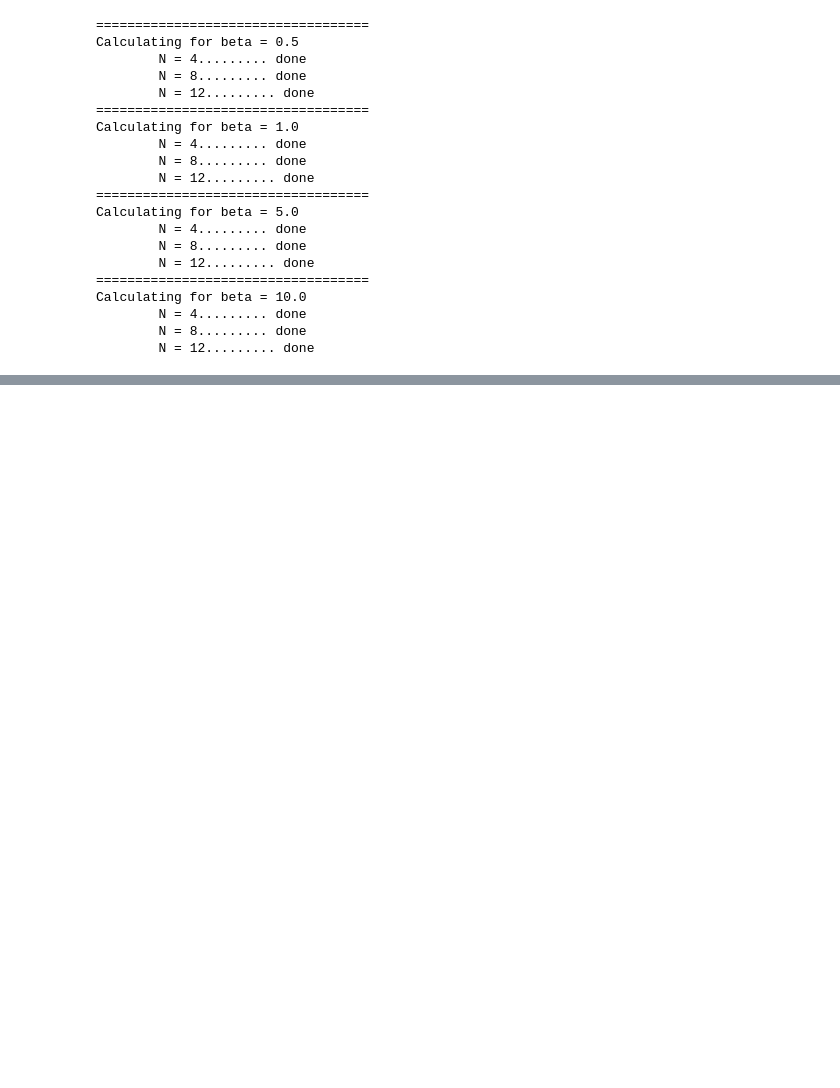
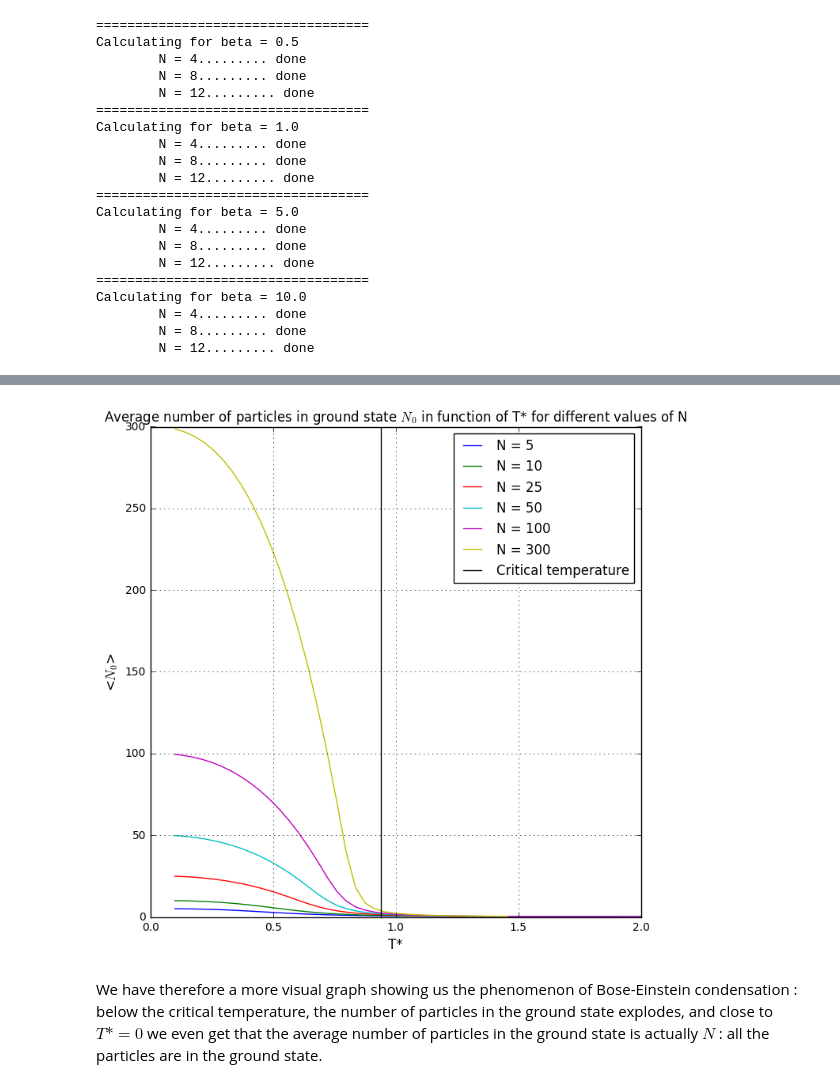
Before and after one commit to jmoran1993/NumPhy, a Jupyter notebook: Homework/HW3-JoseMORAN.ipynb, the cells around one changed output, grey strips where cells are left out. Drawn from its saved outputs; the diff is of its cells as text; code cells hidden in the pictures; blank space fills up the shorter version.

```diff
--- a/Homework/HW3-JoseMORAN.ipynb
+++ b/Homework/HW3-JoseMORAN.ipynb
@@ -402,0 +465,20 @@ IndexError: index 11 is out of bounds for axis 0 with size 11
+# %%
+def average_n0(N, beta):
+    Z= np.zeros(N+1)
+    Z[0]=1
+    for k in xrange(1,N+1):
+        Z[k] = 1./float(k)*np.sum([Z[k-j]*z(j,beta) for j in np.arange(1,k+1)])
+
+    return np.sum(Z)/Z[N]-1.
+# %%
+T_star = np.linspace(0.1,2,50)
+N = [5, 10, 25, 50, 100,300]
+plots = []
+for i in xrange(len(N)):
+    print "Calculating for N = "+str(N[i])+".........",
+    T = N[i]**(1./3.)*T_star
+    plot = [average_n0(N[i],1./t) for t in T]
+    plots.append(plot)
+    print "done"
+
+plots=np.asarray(plots)
@@ -402,0 +493,16 @@ IndexError: index 11 is out of bounds for axis 0 with size 11
+# %%
+figure = plt.figure(figsize=(8,8))
+for i in xrange(len(N)):
+    plt.plot(T_star, plots[i], ls='-', label="N = "+str(N[i]))
+plt.xlabel("T*", fontsize=12)
+plt.ylabel("<$N_0$>", fontsize=12)
+plt.axvline(x=(1./1.202)**(1./3.), lw=1, color = 'k', label = "Critical temperature")
+plt.legend(loc=1)
+plt.grid()
+plt.title("Average number of particles in ground state $N_0$ in function of T* for different values of N")
+plt.show()
+plt.close()
+# %% [output]
+[figure, added]
+# %% [markdown]
+We have therefore a more visual graph showing us the phenomenon of Bose-Einstein condensation : below the critical temperature, the number of particles in the ground state explodes, and close to $T*=0$ we even get that the average number of particles in the ground state is actually $N$ : all the particles are in the ground state.
```
Also changed, not shown: parts of 20 cells of this notebook, 9 other files.
